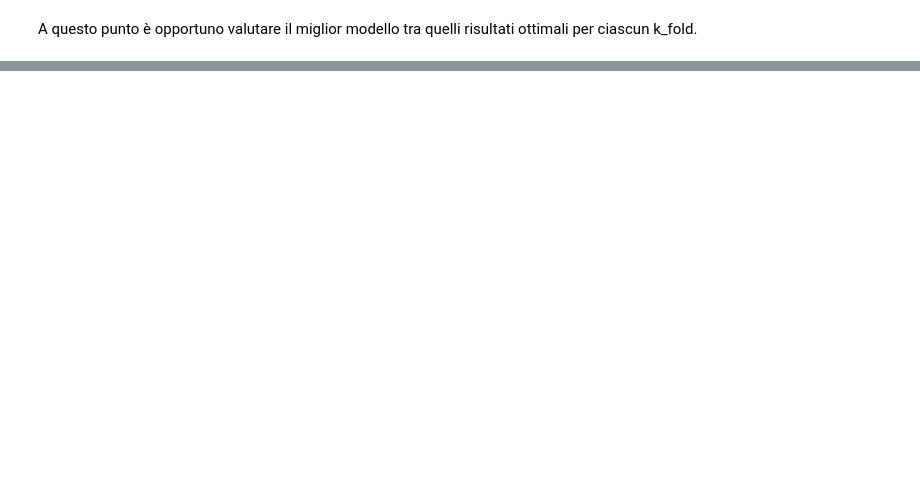
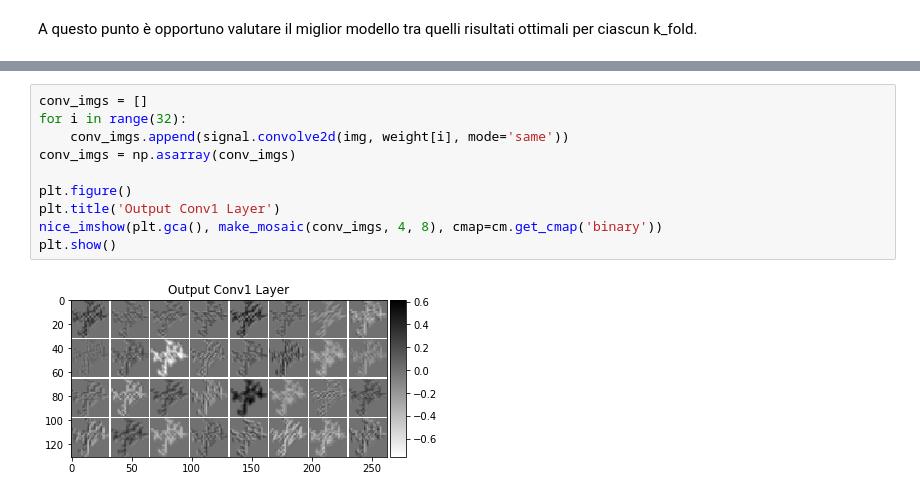
Before and after one commit to scne/oil_spill_classification, a Jupyter notebook: notebook/neural_network/base.ipynb, the cells around one changed output, grey strips where cells are left out. Saved outputs shown, nothing was run; the diff lists cells and outputs as text; blank space fills up the shorter version.

```diff
--- a/notebook/neural_network/base.ipynb
+++ b/notebook/neural_network/base.ipynb
@@ -293,0 +690,12 @@ L'utilizzo della cross validation, per evitare o attenuare il fenomeno di overfi
+# %%
+conv_imgs = []
+for i in range(32):
+    conv_imgs.append(signal.convolve2d(img, weight[i], mode='same'))
+conv_imgs = np.asarray(conv_imgs)
+
+plt.figure()
+plt.title('Output Conv1 Layer')
+nice_imshow(plt.gca(), make_mosaic(conv_imgs, 4, 8), cmap=cm.get_cmap('binary'))
+plt.show()
+# %% [output]
+[figure, added]
```
Also changed, not shown: parts of 39 cells of this notebook, 2 other files.
